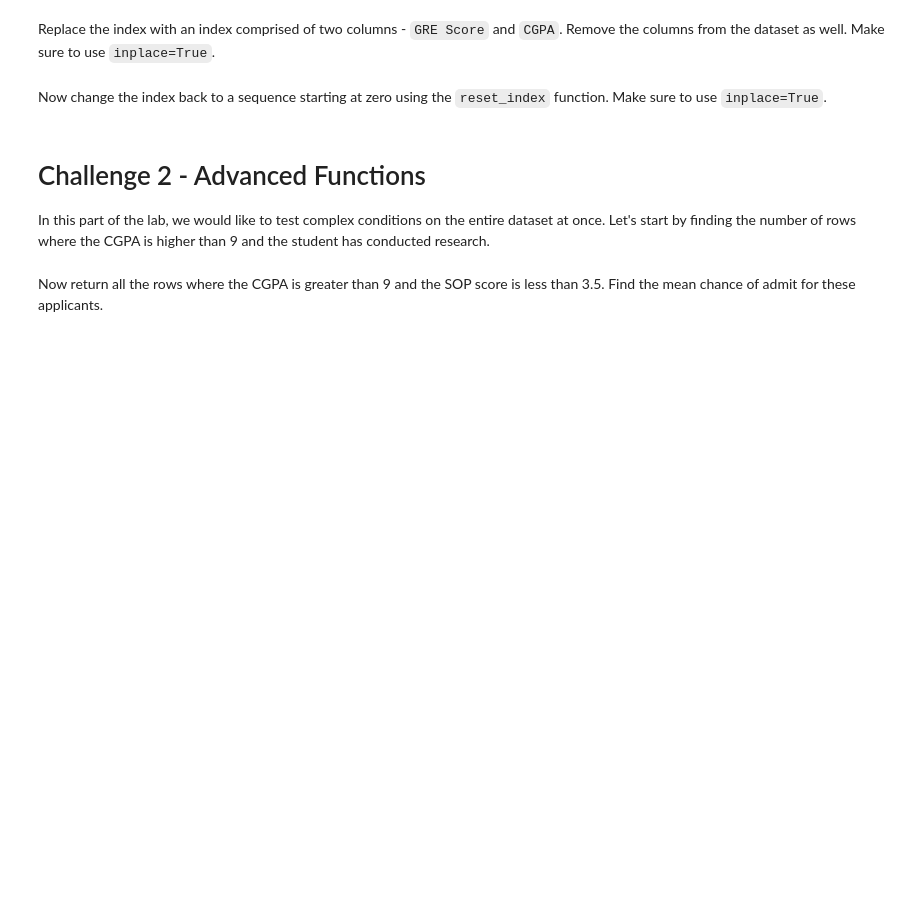
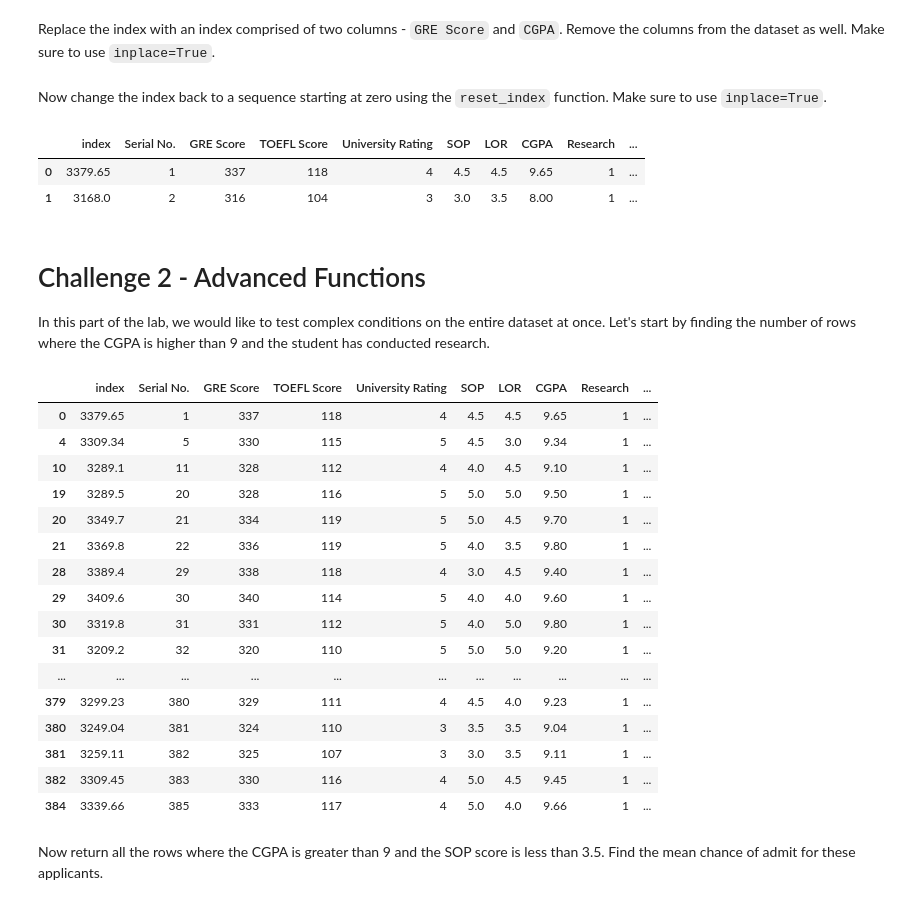
Before and after one commit to ta-datapt-bcn/lab-advanced-pandas, a Jupyter notebook: your-code/main.ipynb, the cells around one changed output. Drawn from its saved outputs; the diff is of its cells as text; code cells hidden in the pictures; blank space fills up the shorter version.

Commit message:
advanced-pandas

```diff
--- a/your-code/main.ipynb
+++ b/your-code/main.ipynb
@@ -11,3 +9,18 @@
+# %%
+# import numpy and pandas
+
+import pandas as pd
+import numpy as np
+
+pd.set_option('display.max_columns', None)
+pd.set_option('display.max_rows', None)
+from IPython.core.interactiveshell import InteractiveShell
+InteractiveShell.ast_node_interactivity = 'all'
+
+import matplotlib
+%matplotlib inline
+
+import re
 # %% [markdown]
 # Challenge 1 - Index Functions
 
@@ -30,3 +64,4 @@ Before beginning to work with this dataset and evaluating graduate admissions da
 Interestingly, there is a column that uniquely identifies the applicants. This column is the serial number column. Instead of having our own index, we should make this column our index. Do this in the cell below. Keep the column in the dataframe in addition to making it an index.
 # %%
 # Your code here:
+admissions.index = admissions['Serial No.']
@@ -36,0 +108,2 @@ Turns out that `GRE Score` and `CGPA` also uniquely identify the data. Show this
+# %%
+admissions.index = admissions['GRE Score'].map(str)+admissions['CGPA'].map(str)
@@ -40,12 +119,40 @@ Replace the index with an index comprised of two columns - `GRE Score` and `CGPA
 Now change the index back to a sequence starting at zero using the `reset_index` function. Make sure to use `inplace=True`.
 # %%
 # Your code here:
+
+admissions.reset_index(inplace=True)
+# %%
+admissions.head(2)
+# %% [output]
+|  | index | Serial No. | GRE Score | TOEFL Score | University Rating | SOP | LOR | CGPA | Research | ... |
+| 0 | 3379.65 | 1 | 337 | 118 | 4 | 4.5 | 4.5 | 9.65 | 1 | ... |
+| 1 | 3168.0 | 2 | 316 | 104 | 3 | 3.0 | 3.5 | 8.00 | 1 | ... |
 # %% [markdown]
 # Challenge 2 - Advanced Functions
 
 In this part of the lab, we would like to test complex conditions on the entire dataset at once. Let's start by finding the number of rows where the CGPA is higher than 9 and the student has conducted research.
 # %%
 # Your code here:
+
+admissions.get(admissions.CGPA>9)
+# %% [output]
+|  | index | Serial No. | GRE Score | TOEFL Score | University Rating | SOP | LOR | CGPA | Research | ... |
+| 0 | 3379.65 | 1 | 337 | 118 | 4 | 4.5 | 4.5 | 9.65 | 1 | ... |
+| 4 | 3309.34 | 5 | 330 | 115 | 5 | 4.5 | 3.0 | 9.34 | 1 | ... |
+| 10 | 3289.1 | 11 | 328 | 112 | 4 | 4.0 | 4.5 | 9.10 | 1 | ... |
+| 19 | 3289.5 | 20 | 328 | 116 | 5 | 5.0 | 5.0 | 9.50 | 1 | ... |
+| 20 | 3349.7 | 21 | 334 | 119 | 5 | 5.0 | 4.5 | 9.70 | 1 | ... |
+| 21 | 3369.8 | 22 | 336 | 119 | 5 | 4.0 | 3.5 | 9.80 | 1 | ... |
+| 28 | 3389.4 | 29 | 338 | 118 | 4 | 3.0 | 4.5 | 9.40 | 1 | ... |
+| 29 | 3409.6 | 30 | 340 | 114 | 5 | 4.0 | 4.0 | 9.60 | 1 | ... |
+| 30 | 3319.8 | 31 | 331 | 112 | 5 | 4.0 | 5.0 | 9.80 | 1 | ... |
+| 31 | 3209.2 | 32 | 320 | 110 | 5 | 5.0 | 5.0 | 9.20 | 1 | ... |
+| ... | ... | ... | ... | ... | ... | ... | ... | ... | ... | ... |
+| 379 | 3299.23 | 380 | 329 | 111 | 4 | 4.5 | 4.0 | 9.23 | 1 | ... |
+| 380 | 3249.04 | 381 | 324 | 110 | 3 | 3.5 | 3.5 | 9.04 | 1 | ... |
+| 381 | 3259.11 | 382 | 325 | 107 | 3 | 3.0 | 3.5 | 9.11 | 1 | ... |
+| 382 | 3309.45 | 383 | 330 | 116 | 4 | 5.0 | 4.5 | 9.45 | 1 | ... |
+| 384 | 3339.66 | 385 | 333 | 117 | 4 | 5.0 | 4.0 | 9.66 | 1 | ... |
 # %% [markdown]
 Now return all the rows where the CGPA is greater than 9 and the SOP score is less than 3.5. Find the mean chance of admit for these applicants.
 # %%
```
Also changed, not shown: parts of 21 cells of this notebook.
